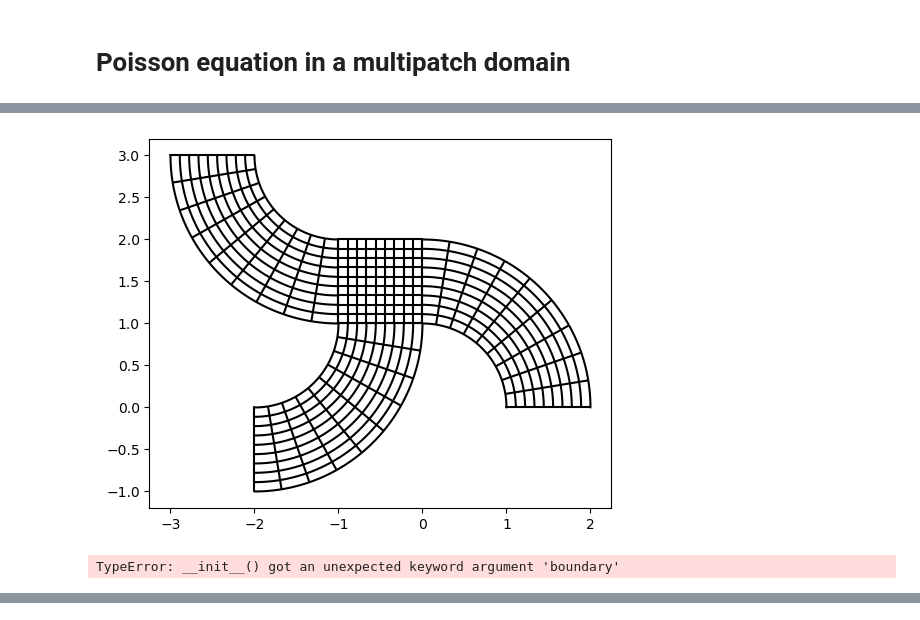
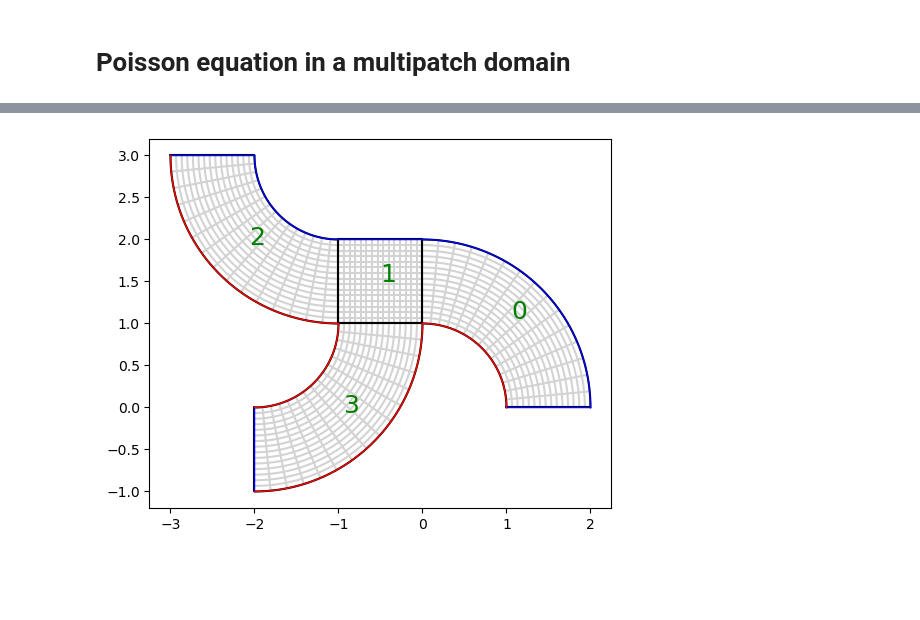
Before and after one commit to Stefan714/pyiga, a Jupyter notebook: notebooks/multipatch.ipynb, the cells around one changed output, grey strips where cells are left out. Drawn from its saved outputs; the diff is of its cells as text; code cells hidden in the pictures; blank space fills up the shorter version.

```diff
--- a/notebooks/multipatch.ipynb
+++ b/notebooks/multipatch.ipynb
@@ -24,37 +22,37 @@ geos = [
 ]
 
 patches = [(kvs, g) for g in geos]
-# %%
-for g in geos:
-    vis.plot_geo(g)
-axis('scaled');
-# %% [output]
-[figure, removed]
-# %%
-# source term f and Dirichlet boundary function g
-f = lambda x, y: exp(-5 * ((x-0.3)**2 + (y-1)**2))
-g = lambda x,y: 1e-1 * sin(8*x)
-
-# set up Dirichlet boundary conditions
-# dir_data = [
-#     (0, 'bottom'), (0, 'right'),
-#     (1, 'top'),
-#     (2, 'left'), (2, 'bottom'),
-#     (3, 'bottom')
-# ]
-
-# Here we auto-detect the interfaces between the patches.
-# It is also possible to join them manually using
-# MP.join_boundaries(...) followed by MP.finalize().
-
-M = topology.PatchMesh(patches)
-MP = assemble.Multipatch(M, automatch=True)
-
-# assemble the linear system and (possible) Neumann vector or Robin matrix/vector
-A, rhs = MP.assemble_system(vform.stiffness_vf(2), vform.L2functional_vf(2, physical=True), f=f)
-
-# generate Dirichlet data for global boundary dofs
-dir_bcs = MP.compute_dirichlet_bcs({0:g})
-N = MP.assemble_surface(vform.L2functional_vf(2, physical=True), f=0)
-# %% [output]
-TypeError: __init__() got an unexpected keyword argument 'boundary'
+# %%
+# source term f and Dirichlet boundary function g
+f  = lambda x, y: exp(-5 * ((x-0.3)**2 + (y-1)**2))
+g0 = lambda x, y: 1e-1 * sin(8*x)
+
+# Robin boundary data such that \partial_n u + alpha * u = g1
+g1 = lambda x, y: 0.
+alpha = lambda x, y: 0.
+
+# set up a PatchMesh object, which detects interfaces between patches
+M = topology.PatchMesh(patches)
+
+# by default all outer boundaries are given the index 0, which we will use for the Dirichlet boundary
+# let us generate a Neumann boundary indexed by 1
+M.set_boundary_id({1:{(0,2),(2,3),(3,2),(3,3)}})
+
+# visualize the PatchMesh object with Dirichlet boundary (blue) and Neumann boundary (red)
+M.draw(patch_idx = True, knots=True, bcolor={0:'blue',1:'red'})
+
+# set up a MultiPatch object that initializes a Basis to map global dofs to local dofs
+MP = assemble.Multipatch(M, automatch=True)
+
+# assemble the linear system and (possible) Neumann vector or Robin matrix/vector
+A, rhs = MP.assemble_system(vform.stiffness_vf(2), vform.L2functional_vf(2, physical=True), f=f)
+
+# generate Dirichlet data for global boundary dofs
+dir_bcs = MP.compute_dirichlet_bcs({0:g0})
+
+# generate Neumann vector for global contribution to the right hand side, in this case it is a zero vector since g1 is zero
+N = MP.assemble_surface('(g1 * v) * ds', arity=1, g1=g1, boundary_idx=1)
+
+#generate Robin Matrix for global contribution to the right hand side, in this case it is a zero matrix again since alpha is zero
+R = MP.assemble_surface('(alpha * u * v) * ds', arity=2, alpha=alpha, boundary_idx=1)
+# %% [output]
@@ -61 +60,2 @@ TypeError: __init__() got an unexpected keyword argument 'boundary'
+[figure, added]
 # %%
```
Also changed, not shown: parts of 5 cells of this notebook, 7 other files.
